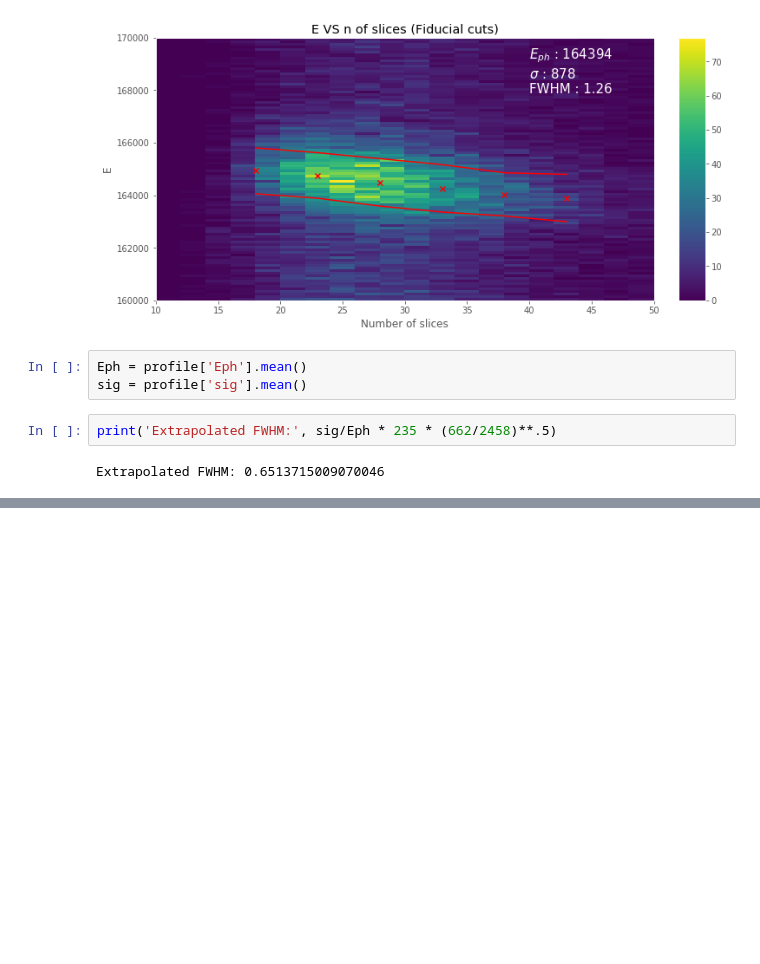
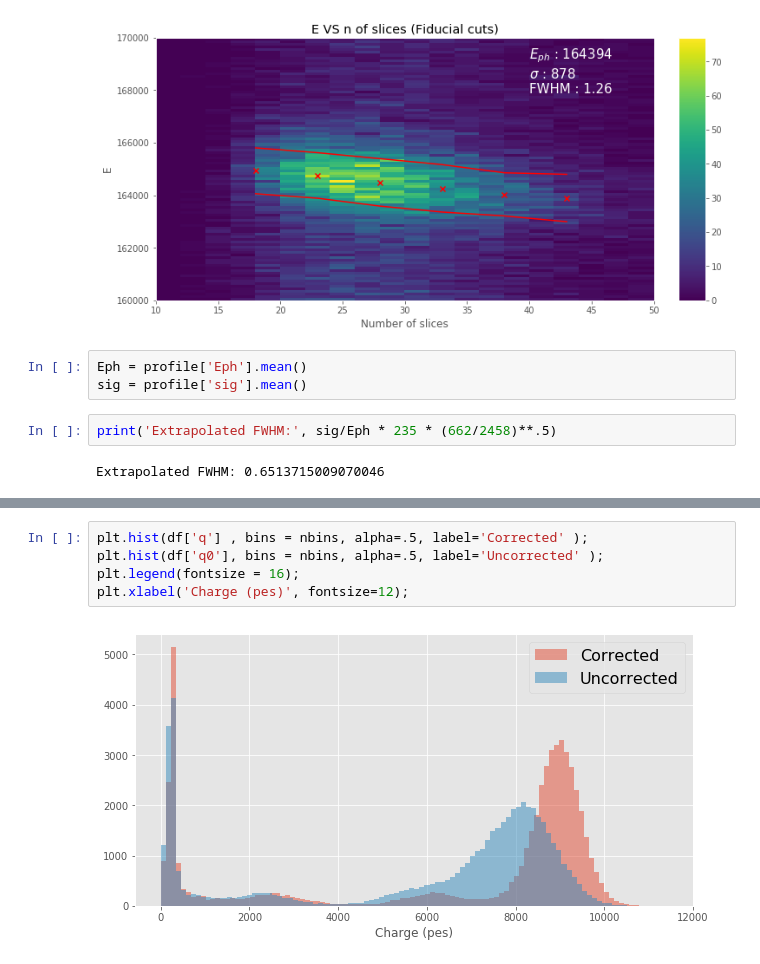
Before and after one commit to jahernando/CsThNB, a Jupyter notebook: temp/pmaps/Cs_corrected_pmaps_analysis.ipynb, the cells around one changed output, grey strips where cells are left out. Drawn from its saved outputs; the diff is of its cells as text; blank space fills up the shorter version.

```diff
--- a/temp/pmaps/Cs_corrected_pmaps_analysis.ipynb
+++ b/temp/pmaps/Cs_corrected_pmaps_analysis.ipynb
@@ -447,0 +460,7 @@ Extrapolated FWHM: 0.6513715009070046
+# %%
+plt.hist(df['q'] , bins = nbins, alpha=.5, label='Corrected' );
+plt.hist(df['q0'], bins = nbins, alpha=.5, label='Uncorrected' );
+plt.legend(fontsize = 16);
+plt.xlabel('Charge (pes)', fontsize=12);
+# %% [output]
+[figure, added]
```
Also changed, not shown: parts of 6 cells of this notebook.
